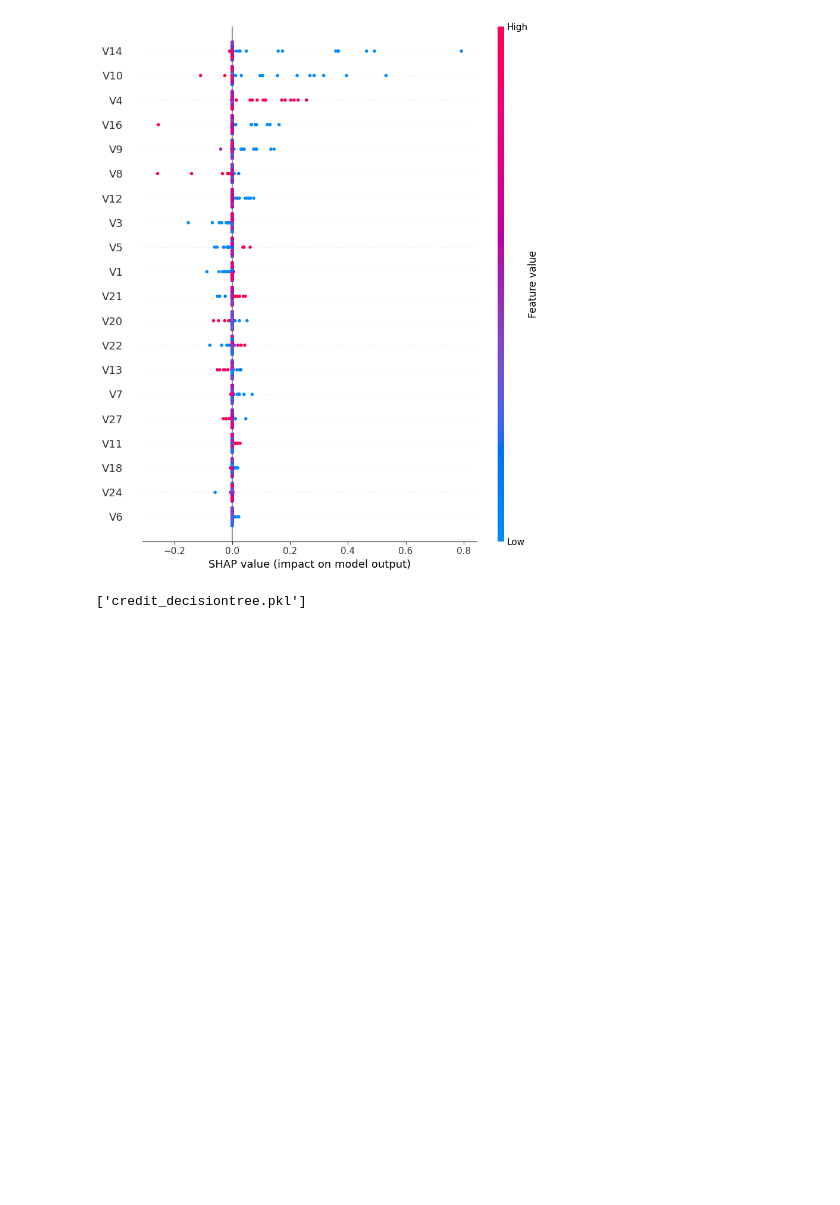
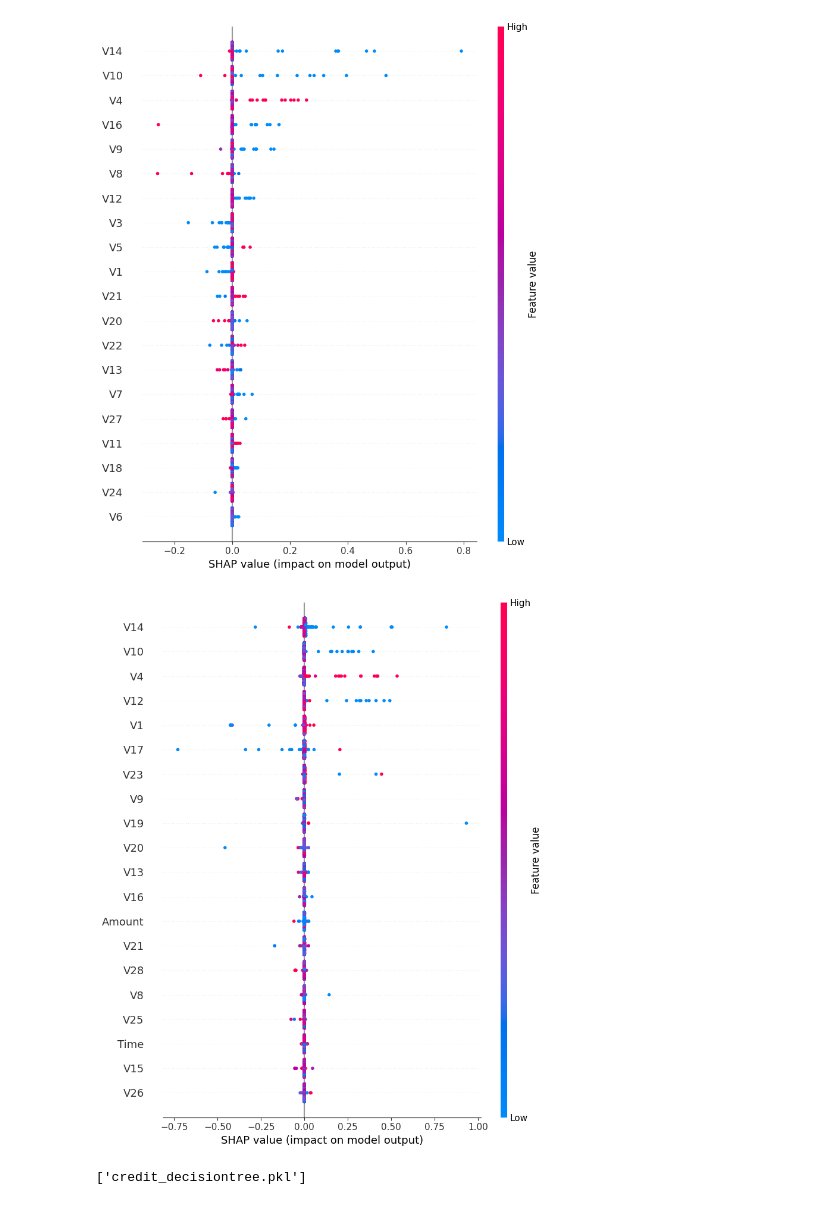
Before and after one commit to Amanzlastt/Fraud-detection, a Jupyter notebook: notebooks/creditcard_model_training.ipynb, the cells around one changed output. Saved outputs shown, nothing was run; the diff lists cells and outputs as text; code cells hidden in the pictures; blank space fills up the shorter version.

Commit message:
shap plot for decision tree classifier

```diff
--- a/notebooks/creditcard_model_training.ipynb
+++ b/notebooks/creditcard_model_training.ipynb
@@ -88,6 +88,15 @@ shap_values = explainer(sample)
 shap.summary_plot(shap_values, sample)
 # %% [output]
 [figure]
+# %%
+# Explain model predictions
+explainer = shap.Explainer(dec_tre.predict, sample)
+shap_values = explainer(sample)
+
+# Summary plot
+shap.summary_plot(shap_values, sample)
+# %% [output]
+[figure, added]
 # %%
 import joblib
 
```
